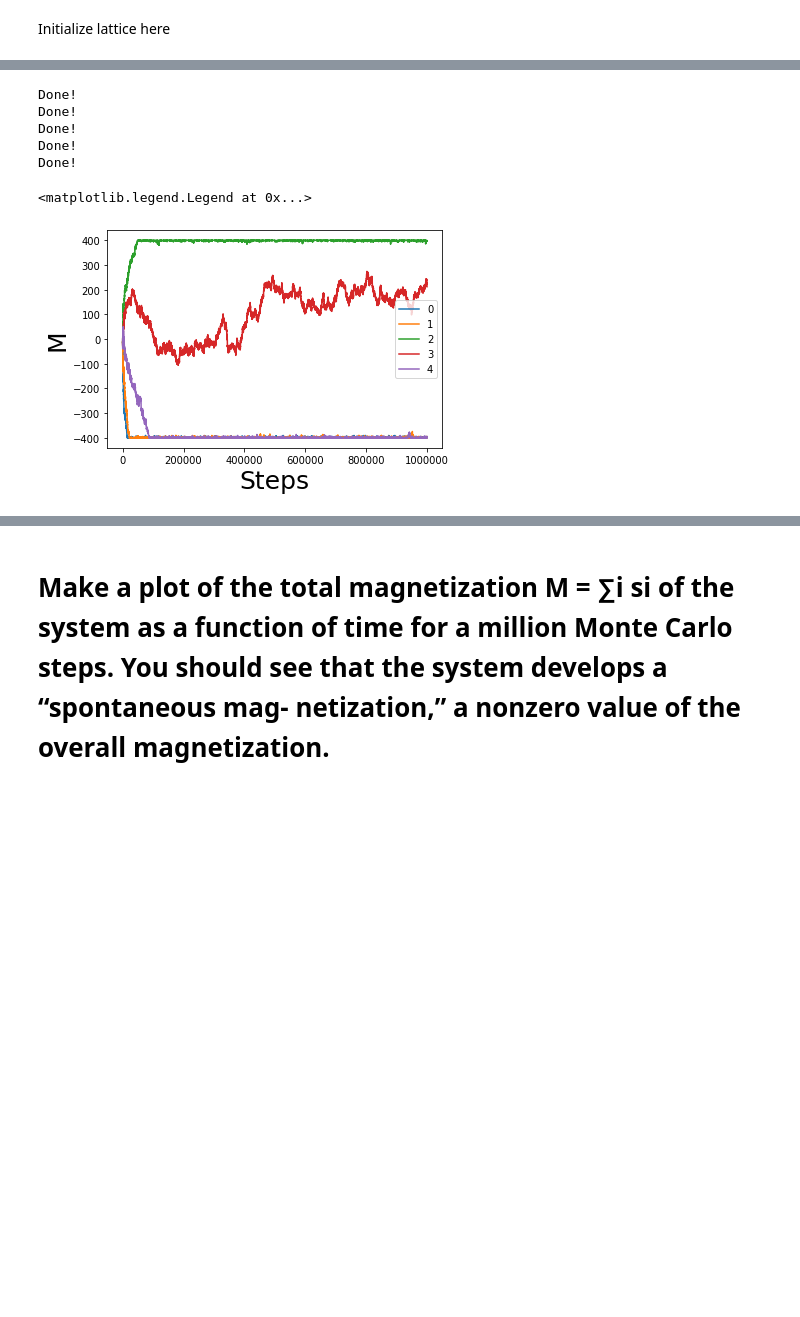
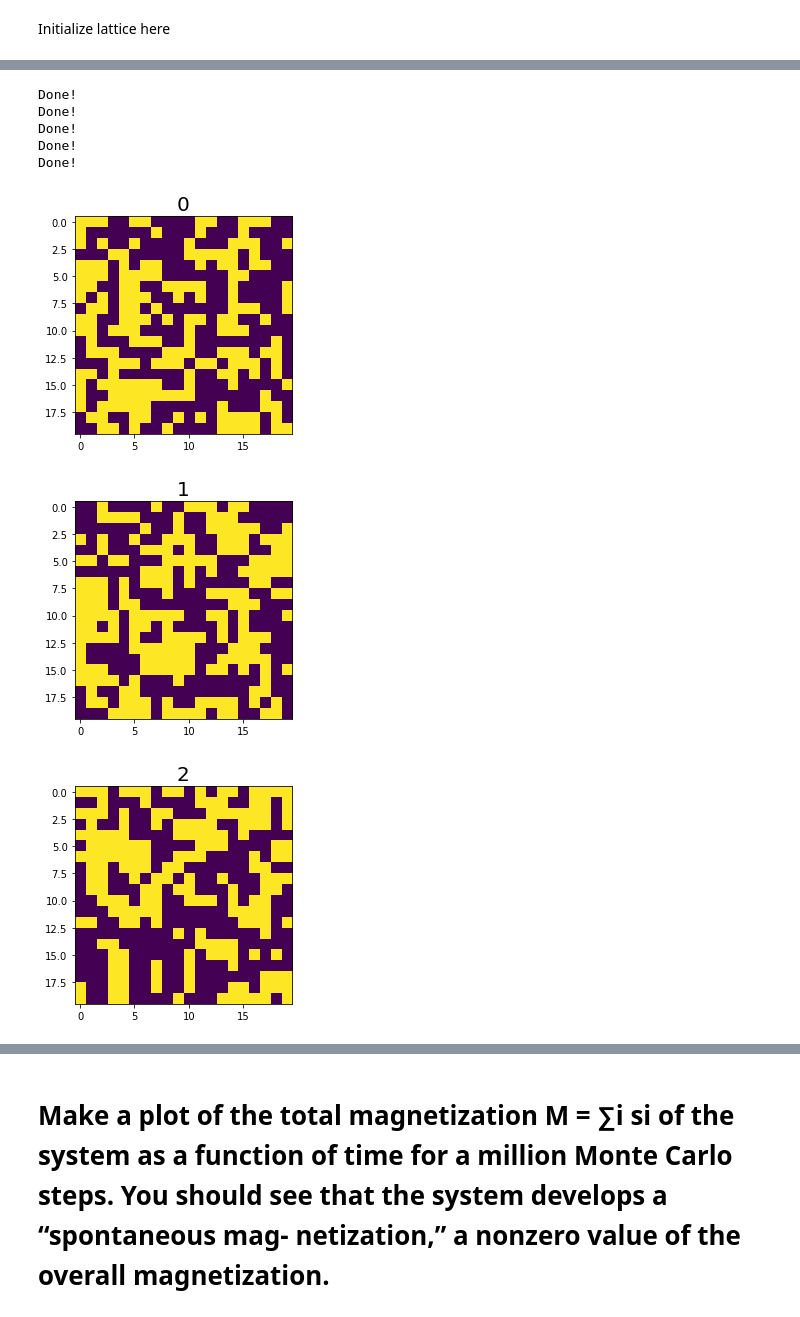
Before and after one commit to nkasmanoff/CompPhys2019, a Jupyter notebook: homework6/Notebooks/Q1 10-9.ipynb, the cells around one changed output, grey strips where cells are left out. Drawn from its saved outputs; the diff is of its cells as text; code cells hidden in the pictures; blank space fills up the shorter version.

```diff
--- a/homework6/Notebooks/Q1 10-9.ipynb
+++ b/homework6/Notebooks/Q1 10-9.ipynb
@@ -79,12 +79,11 @@ def make_lattice(N):
 
     return s
 # %%
-def metropolize(s,steps):
+def metropolize(s,steps,T = 1):
     """
     Returns a time evolved ising grid, after the designated number of steps.
     """
     J = 1
-    T = 1
     kb = 1
     beta = 1
 
@@ -121,21 +120,26 @@ def metropolize(s,steps):
     return s, eplot,Mplot
 # %%
 i = 0
+Mplots = []
 while i < 5:
     s = make_lattice(20)
-    snew,eplot,Mplot = metropolize(s,int(1e6
-                    ))
-    plt.plot(Mplot,label = str(i))
+    snew,eplot,Mplot = metropolize(s,int(1e2))
+
+
+    plt.figure()
+    plt.title(str(i),fontsize = 20)
+    plt.imshow(snew)
+
+    Mplots.append(Mplot)
+
+
     i +=1
-
-plt.xlabel('Steps',fontsize=25)
-plt.ylabel('M',fontsize=25)
-plt.legend()
 # %% [output]
 Done!
 Done!
 Done!
 Done!
 Done!
-<matplotlib.legend.Legend at 0x...>
-[figure, old version]
+[figure, new version]
+[figure, added]
+[figure, added]
```
Also changed, not shown: parts of 9 cells of this notebook, 10 other files.
